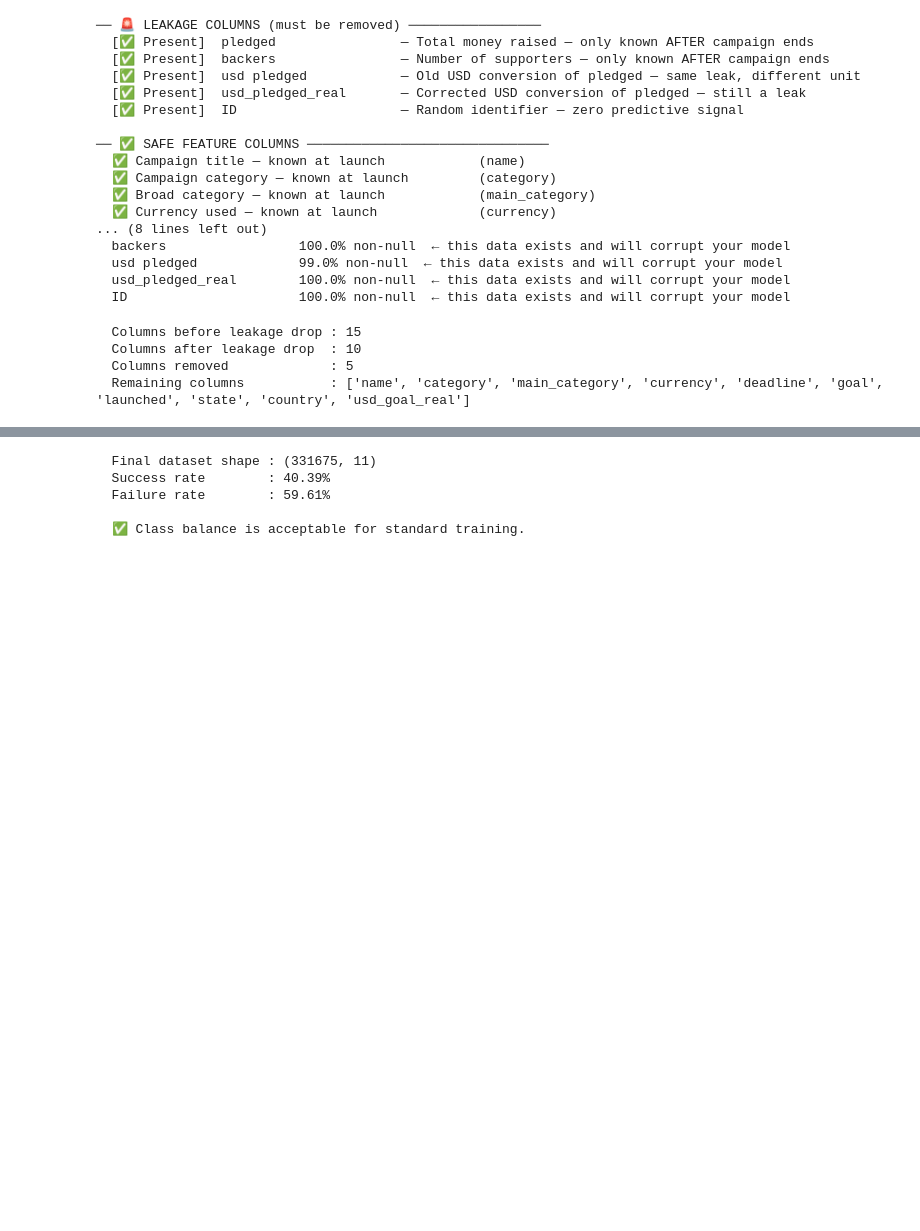
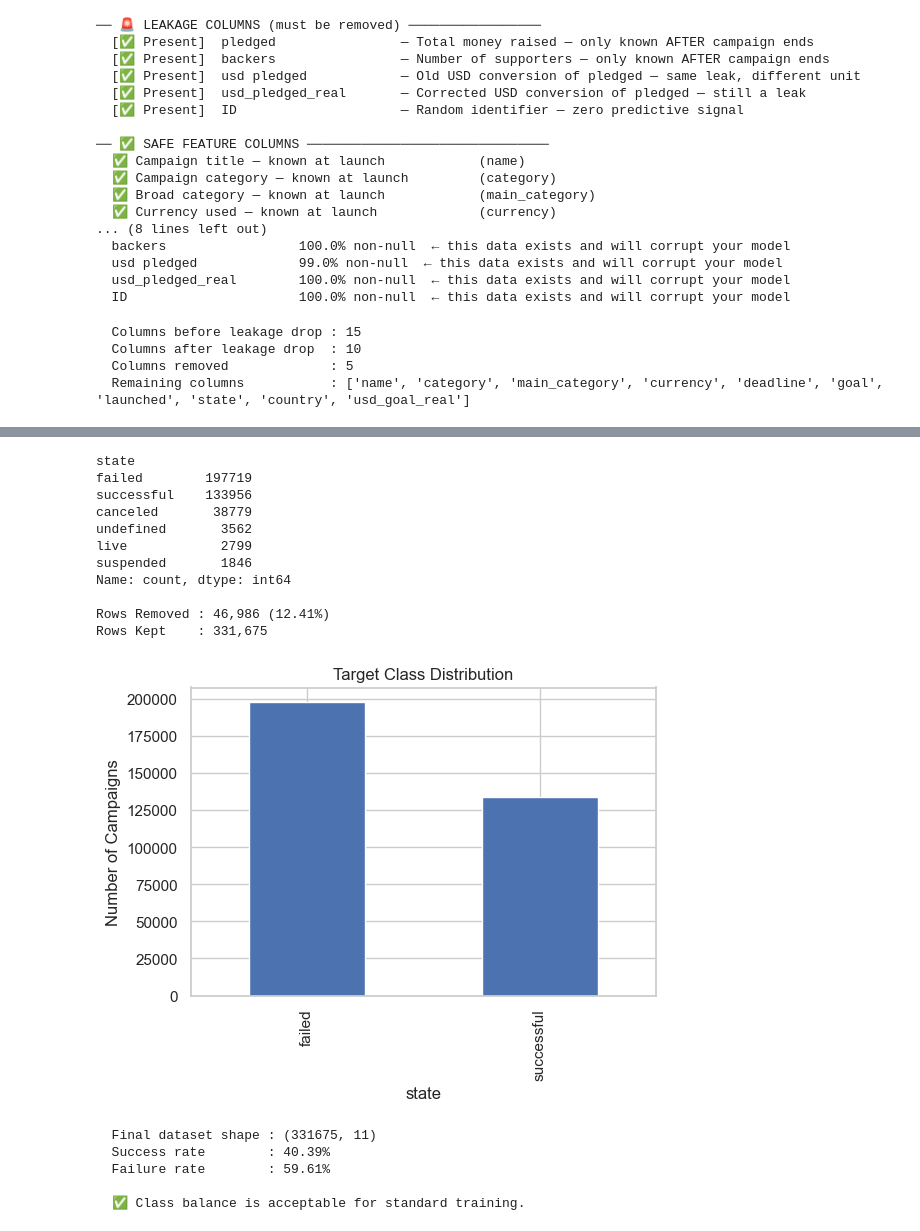
Before and after one commit to abhi-7-7/Predictive-Sales-Analytics-Engine, a Jupyter notebook: Notebook/01_data_cleaning.ipynb, the cells around one changed output, grey strips where cells are left out. Drawn from its saved outputs; the diff is of its cells as text; code cells hidden in the pictures; blank space fills up the shorter version.

```diff
--- a/Notebook/01_data_cleaning.ipynb
+++ b/Notebook/01_data_cleaning.ipynb
@@ -293,0 +373,9 @@ All further work proceeds with `df_2018` only.
+# %%
+# Save the selected dataset for the rest of the project
+df_2018.to_csv("data/kickstarter_raw.csv", index=False)
+
+# Update CONFIG to use the working dataset from now on
+CONFIG["raw_data_path"] = "data/kickstarter_raw.csv"
+
+print("✅ Working dataset saved.")
+print(f"Dataset path updated to: {CONFIG['raw_data_path']}")
@@ -488,3 +571,36 @@ print(f"  Rows kept                            : {keep_mask.sum():,}")
+# %%
+state_counts = df["state"].value_counts()
+
+keep_mask = df["state"].isin(CONFIG["valid_states"])
+
+rows_removed = (~keep_mask).sum()
+rows_kept = keep_mask.sum()
+
+print(state_counts)
+print()
+
+print(f"Rows Removed : {rows_removed:,} ({rows_removed/len(df)*100:.2f}%)")
+print(f"Rows Kept    : {rows_kept:,}")
+
+plt.figure(figsize=(6,4))
+df.loc[keep_mask, "state"].value_counts().plot(kind="bar")
+plt.title("Target Class Distribution")
+plt.ylabel("Number of Campaigns")
+plt.savefig("plots/01_target_distribution.png", dpi=150)
+plt.show()
+# %% [output]
+state
+failed        197719
+successful    133956
+canceled       38779
+undefined       3562
+live            2799
+suspended       1846
+Name: count, dtype: int64
+
+Rows Removed : 46,986 (12.41%)
+Rows Kept    : 331,675
+[figure, added]
 # %%
 # ── Apply state filter and create binary target ───────────────────────────────
 df = df[df[CONFIG['target_col']].isin(CONFIG['valid_states'])].copy()
```
Also changed, not shown: parts of 48 cells of this notebook, 36 other files.
